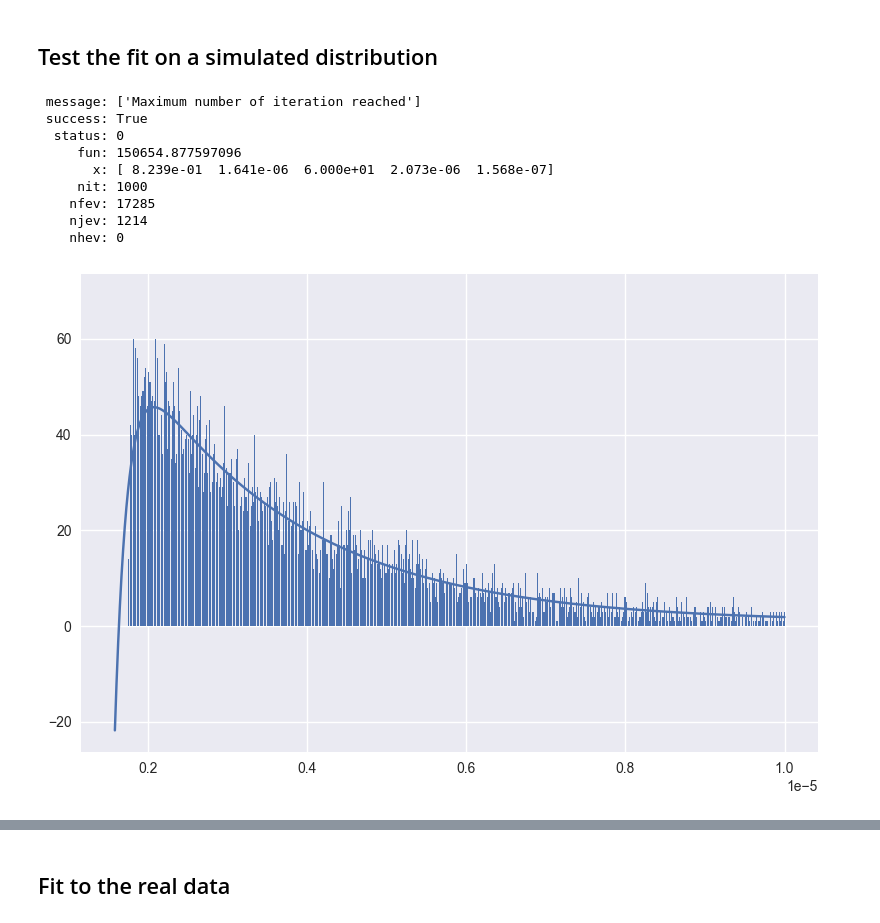
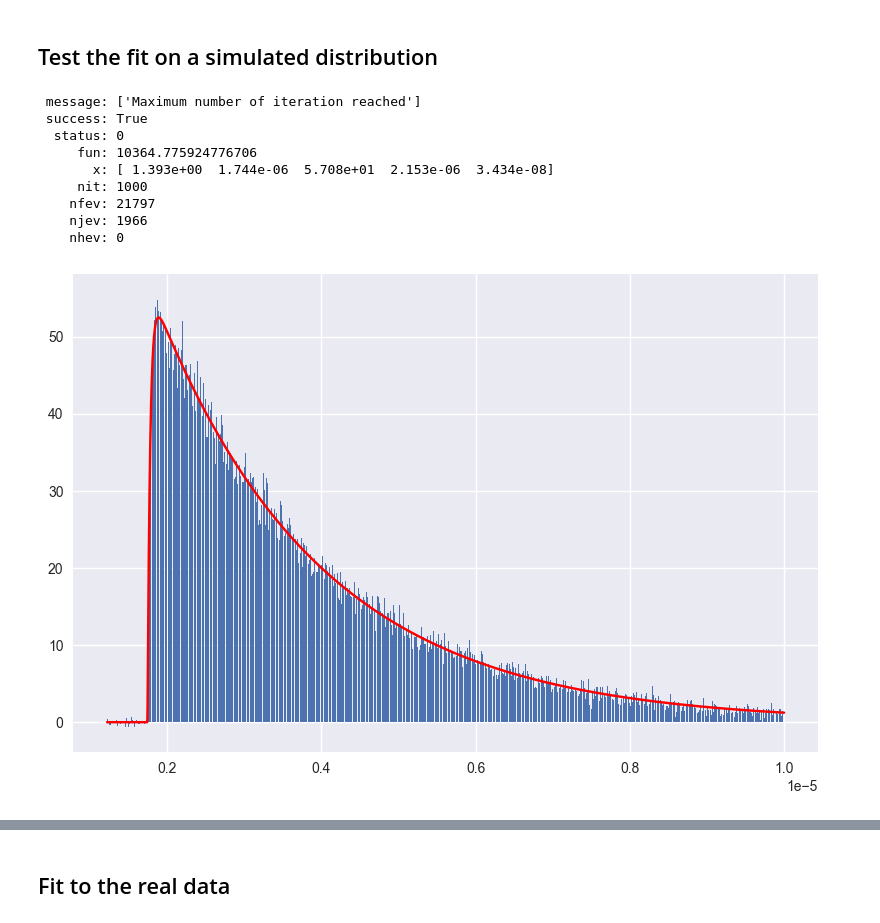
Before and after one commit to max-fatouros/psi-praktikum, a Jupyter notebook: notebooks/example.ipynb, the cells around one changed output, grey strips where cells are left out. Saved outputs shown, nothing was run; the diff lists cells and outputs as text; code cells hidden in the pictures.

```diff
--- a/notebooks/example.ipynb
+++ b/notebooks/example.ipynb
@@ -31,27 +46,29 @@ print(f"The parameters are [p_1, p_2]={parameters}")
 [figure]
 [figure]
 The parameters are [p_1, p_2]=[ 0.00127266 -0.07273329]
+# %%
+BOUNDS=(
+    (0., 100),  # time gaus sigma
+    (0, 5e-6),  # t0
+    (0., 100),  # N0
+    (0., 1e-5),  # t_mu
+    (0., 1e-5),  # t_pi
+)
 # %% [markdown]
 ## Test the fit on a simulated distribution
 # %%
-fit_simulated(
-    fit_function=ff5,
-    bounds=[
-        (0., 10),
-        (1e-6, 5e-6),
-        (0., 60),
-        (1e-10, 1e-5),
-        (1e-10, 1e-5),
-    ]
+parameters = fit_simulated(
+    fit_function=ff,
+    bounds=BOUNDS
 )
 # %% [output]
  message: ['Maximum number of iteration reached']
  success: True
   status: 0
-     fun: 150654.877597096
-       x: [ 8.239e-01  1.641e-06  6.000e+01  2.073e-06  1.568e-07]
+     fun: 10364.775924776706
+       x: [ 1.393e+00  1.744e-06  5.708e+01  2.153e-06  3.434e-08]
      nit: 1000
-    nfev: 17285
-    njev: 1214
+    nfev: 21797
+    njev: 1966
     nhev: 0
-[figure, old version]
+[figure, new version]
```
Also changed, not shown: parts of 8 cells of this notebook, 1 other file.
